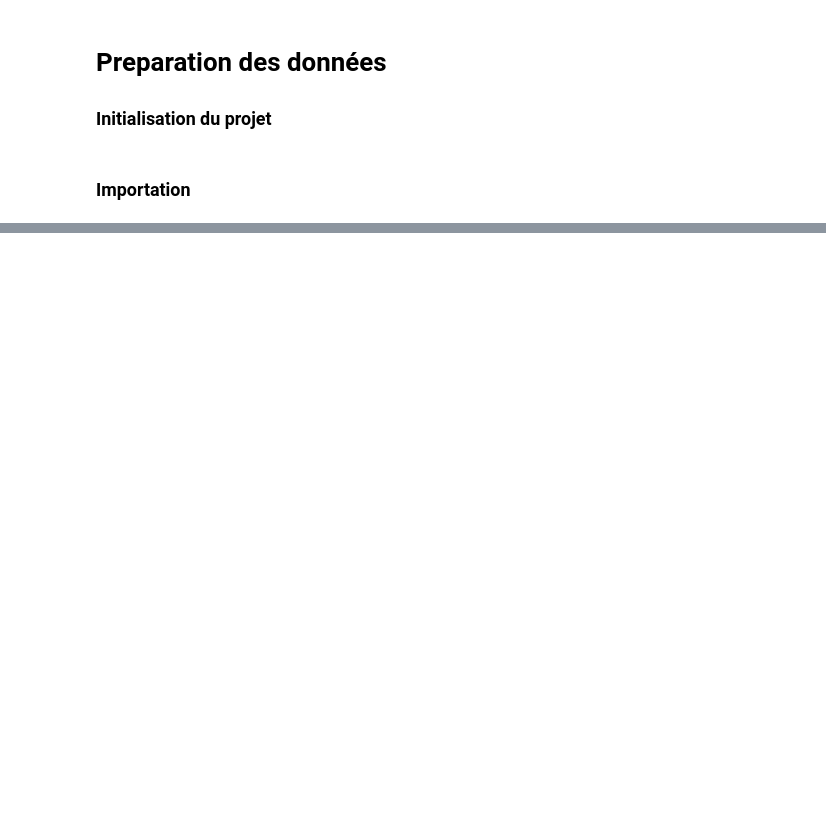
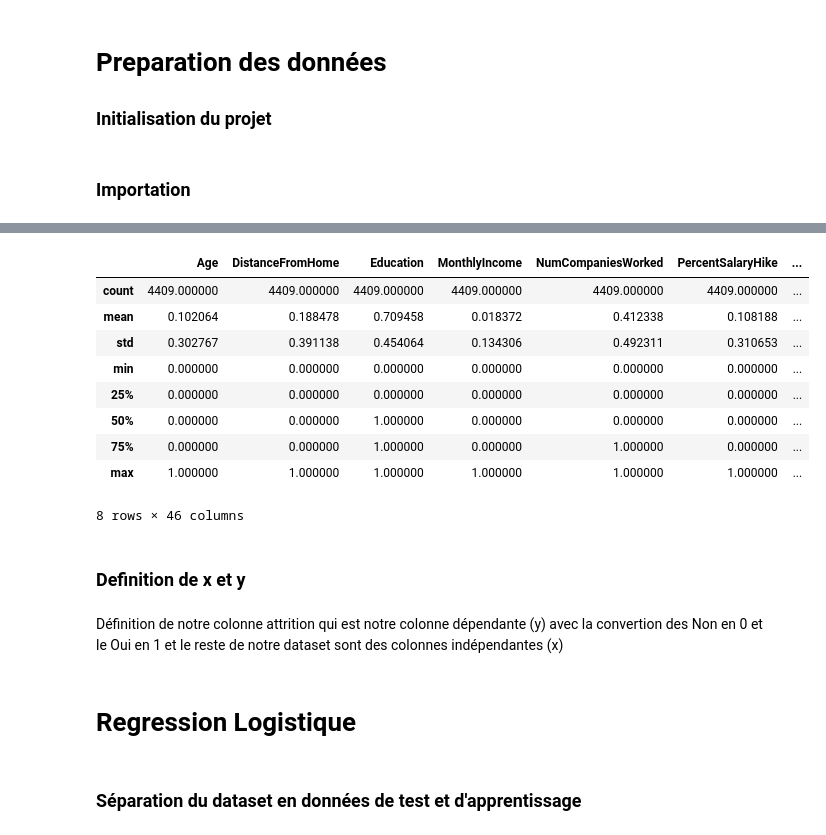
Before and after one commit to KindPixel/Projet-IA, a Jupyter notebook: ProjetIA.ipynb, the cells around one changed output, grey strips where cells are left out. Saved outputs shown, nothing was run; the diff lists cells and outputs as text; code cells hidden in the pictures; blank space fills up the shorter version.

```diff
--- a/ProjetIA.ipynb
+++ b/ProjetIA.ipynb
@@ -531,0 +164,13 @@ weighted avg       0.90      0.91      0.90      3087
+# %%
+Attrition = dataset.loc[:, "Attrition"]
+# %%
+dataset_pl = dataset.copy()
+
+useless_value = ['Attrition','StandardHours','EmployeeCount','EmployeeID', "Over18", "Department"]
+dataset_pl = dataset_pl.drop(useless_value, axis=1)
+
+ds_num = dataset_pl.select_dtypes(include=[np.number])
+ds_num.drop('JobLevel', axis=1, inplace=True)
+
+ds_str = dataset_pl.select_dtypes(exclude=[np.number])
+ds_str["JobLevel"] = dataset_pl["JobLevel"]
@@ -531,0 +190,22 @@ weighted avg       0.90      0.91      0.90      3087
+# %%
+from sklearn.preprocessing import StandardScaler
+from sklearn.compose import ColumnTransformer
+from sklearn.impute import SimpleImputer
+from sklearn.pipeline import Pipeline
+from sklearn.preprocessing import OneHotEncoder
+
+encoder = OneHotEncoder()
+encoder.fit(ds_str)
+
+num_pipeline = Pipeline([
+	('imputer', SimpleImputer(strategy="median")),
+	('std_scaler', StandardScaler()),
+])
+
+pipeline = ColumnTransformer([
+	("str_vars", encoder, str_attribs),
+	("num_vars", num_pipeline, num_attribs)
+])
+
+dataset_pipeline = pipeline.fit_transform(dataset_pl, Attrition)
+dataset_pipeline
@@ -531,0 +231,17 @@ weighted avg       0.90      0.91      0.90      3087
+# %%
+dataset_prepared.describe()
+# %% [output]
+|  | Age | DistanceFromHome | Education | MonthlyIncome | NumCompaniesWorked | PercentSalaryHike | ... |
+| count | 4409.000000 | 4409.000000 | 4409.000000 | 4409.000000 | 4409.000000 | 4409.000000 | ... |
+| mean | 0.102064 | 0.188478 | 0.709458 | 0.018372 | 0.412338 | 0.108188 | ... |
+| std | 0.302767 | 0.391138 | 0.454064 | 0.134306 | 0.492311 | 0.310653 | ... |
+| min | 0.000000 | 0.000000 | 0.000000 | 0.000000 | 0.000000 | 0.000000 | ... |
+| 25% | 0.000000 | 0.000000 | 0.000000 | 0.000000 | 0.000000 | 0.000000 | ... |
+| 50% | 0.000000 | 0.000000 | 1.000000 | 0.000000 | 0.000000 | 0.000000 | ... |
+| 75% | 0.000000 | 0.000000 | 1.000000 | 0.000000 | 1.000000 | 0.000000 | ... |
+| max | 1.000000 | 1.000000 | 1.000000 | 1.000000 | 1.000000 | 1.000000 | ... |
+8 rows × 46 columns
+# %% [markdown]
+### Definition de x et y
+# %% [markdown]
+Définition de notre colonne attrition qui est notre colonne dépendante (y) avec la convertion des Non en 0 et le Oui en 1 et le reste de notre dataset sont des colonnes indépendantes (x)
@@ -531,0 +251,4 @@ weighted avg       0.90      0.91      0.90      3087
+# %% [markdown]
+# Regression Logistique
+# %% [markdown]
+### Séparation du dataset en données de test et d'apprentissage
```
Also changed, not shown: parts of 93 cells of this notebook, 3 other files.
